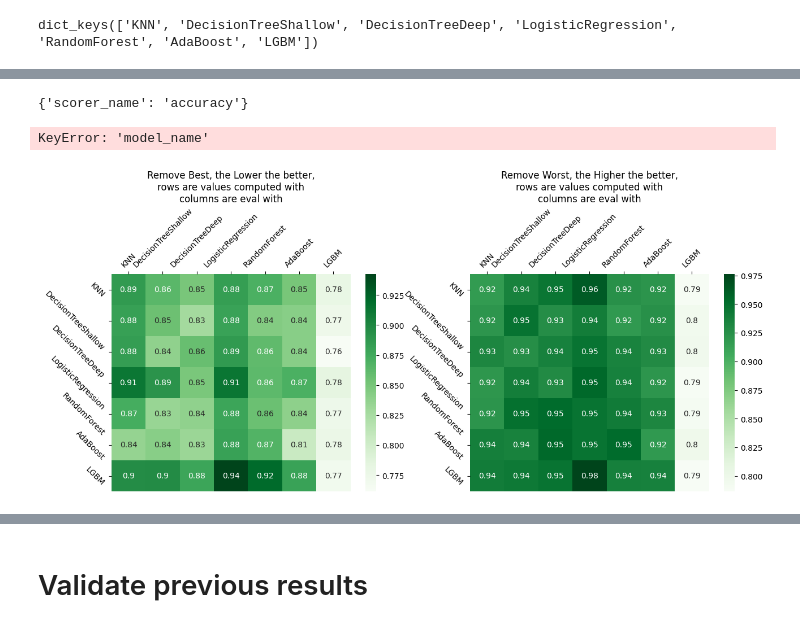
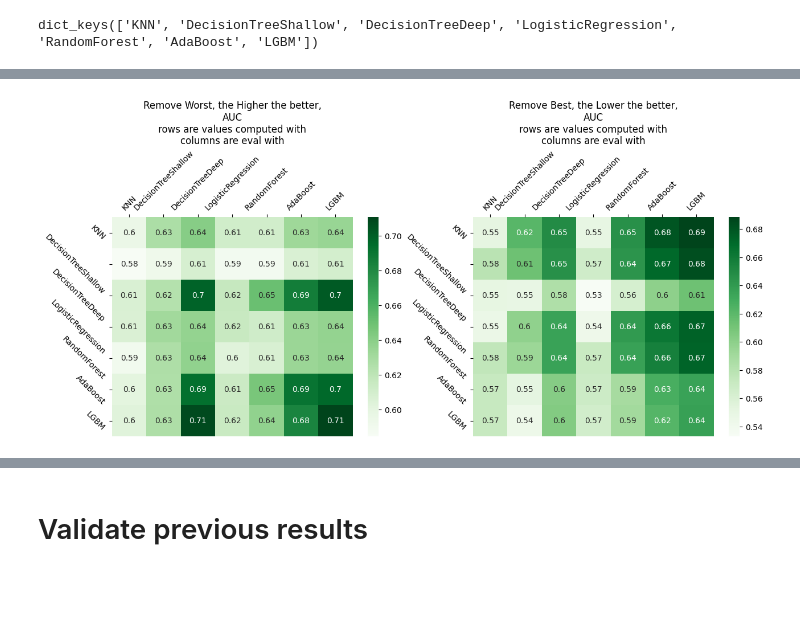
Before and after one commit to BastienZim/pyDVL_DataOOB, a Jupyter notebook: notebooks/my_notebooks/bench_oob_EVALMETRIC_ADULT.ipynb, the cells around one changed output, grey strips where cells are left out. Saved outputs shown, nothing was run; the diff lists cells and outputs as text; code cells hidden in the pictures; blank space fills up the shorter version.

Commit message:
added better eval metrics metrics

```diff
--- a/notebooks/my_notebooks/bench_oob_EVALMETRIC_ADULT.ipynb
+++ b/notebooks/my_notebooks/bench_oob_EVALMETRIC_ADULT.ipynb
@@ -203 +179,5 @@ dict_keys(['KNN', 'DecisionTreeShallow', 'DecisionTreeDeep', 'LogisticRegression
+# %%
+def oob_func(utility, model_name):
+    return(compute_data_oob(dict_utilities[model_name], n_est=100, max_samples=0.4, progress=False))
+kwargs_list = [{"model_name":m} for m in dict_utilities.keys()]
 # %%
@@ -242,15 +199,9 @@ def compute_random_baseline_best_worst_mean(n_iter, utility_eval, removal_percen
                                             values=vals,
                                             percentages=removal_percentages,
                                             remove_best=False,) for vals in random_vals]
-    df_random_worst = pd.DataFrame(best_random_score)
+    df_random_worst = pd.DataFrame(worst_random_score)
     df_random_worst = df_random_worst.mean()
     return(df_random_best, df_random_worst)
-# %%
-
-for k in kwargs_list:
-    print(k)
-# %% [output]
-{'scorer_name': 'accuracy'}
 # %%
 n_iter = 5
 removal_percentages = np.arange(0, 0.99, 0.05)
@@ -263,6 +214,10 @@ diff_random_best = pd.DataFrame(index=list(dict_utilities.keys()), columns=list(
 diff_random_worst = pd.DataFrame(index=list(dict_utilities.keys()), columns=list(dict_utilities.keys()))
 single_best_gain_best = pd.DataFrame(index=list(dict_utilities.keys()), columns=list(dict_utilities.keys()))
 single_best_gain_worst = pd.DataFrame(index=list(dict_utilities.keys()), columns=list(dict_utilities.keys()))
+max_accuracy_best = pd.DataFrame(index=list(dict_utilities.keys()), columns=list(dict_utilities.keys()))
+max_accuracy_worst = pd.DataFrame(index=list(dict_utilities.keys()), columns=list(dict_utilities.keys()))
+idxmax_best = pd.DataFrame(index=list(dict_utilities.keys()), columns=list(dict_utilities.keys()))
+idxmax_worst = pd.DataFrame(index=list(dict_utilities.keys()), columns=list(dict_utilities.keys()))
 
 for k in kwargs_list:
     model_name = k["model_name"]
@@ -282,27 +237,33 @@ for k in kwargs_list:
     percent_above_random_best.loc[:,model_name] = best_compare_random.apply(lambda x: np.mean(x))
     percent_above_random_worst.loc[:,model_name] = worst_compare_random.apply(lambda x: np.mean(x))
 
-    diff_random_best.loc[:,model_name] = df_mean_best.apply(lambda row: sum(np.array(row.values - df_random_best, dtype=float)), axis=1)
-    diff_random_worst.loc[:,model_name] = df_mean_worst.apply(lambda row: sum(np.array(row.values - df_random_worst, dtype=float)), axis=1)
+    diff_random_best.loc[:,model_name] = df_mean_best.apply(lambda row: sum(np.array(row.values - df_random_best, dtype=float)* np.array(row.values < df_random_best, dtype=int)), axis=1)
+    diff_random_worst.loc[:,model_name] = df_mean_worst.apply(lambda row: sum(np.array(row.values - df_random_worst, dtype=float)* np.array(row.values > df_random_worst, dtype=int)), axis=1)
 
-    single_best_gain_best.loc[:,model_name] = df_mean_best.apply(lambda row: max(np.array(row.values - df_random_best, dtype=float)), axis=1)
-    single_best_gain_worst.loc[:,model_name] = df_mean_worst.apply(lambda row: min(np.array(row.values - df_random_worst, dtype=float)), axis=1)
+    single_best_gain_best.loc[:,model_name] = df_mean_best.apply(lambda row: min(np.array(row.values - df_random_best, dtype=float)), axis=1)
+    single_best_gain_worst.loc[:,model_name] = df_mean_worst.apply(lambda row: max(np.array(row.values - df_random_worst, dtype=float)), axis=1)
+
+    max_accuracy_best.loc[:,model_name] = df_mean_best.apply(lambda row: max(row.values), axis=1)
+    max_accuracy_worst.loc[:,model_name] = df_mean_worst.apply(lambda row: max(row.values), axis=1)
+
+    idxmax_best.loc[:,model_name] = df_mean_best.idxmax(axis=1)
+    idxmax_worst.loc[:,model_name] = df_mean_worst.idxmax(axis=1)
-# %% [output]
-KeyError: 'model_name'
 # %%
 fig, ax = plt.subplots(nrows=1, ncols=2, figsize =[15,5])
 col_order = list(area_under_curve_best.columns)
-sns.heatmap(area_under_curve_best.loc[col_order,col_order], annot=True,ax=ax[0], cmap="Greens")
-sns.heatmap(area_under_curve_worst.loc[col_order,col_order], annot=True,ax=ax[1], cmap="Greens")
+
+sns.heatmap(area_under_curve_worst.loc[col_order,col_order], annot=True,ax=ax[0], cmap="Greens")
+sns.heatmap(area_under_curve_best.loc[col_order,col_order], annot=True,ax=ax[1], cmap="Greens_r")
 
 ax[0].xaxis.tick_top()
-ax[0].set_title("Remove Best, the Lower the better,\nrows are values computed with\ncolumns are eval with")
+ax[0].set_title("Remove Worst, the HIGHER the better,\nAUC\nrows are values computed with\ncolumns are eval with")
 ax[0].set_xticklabels(col_order, rotation = 45)
 ax[0].set_yticklabels(col_order, rotation = -45)
 ax[1].xaxis.tick_top()
-ax[1].set_title("Remove Worst, the Higher the better,\nrows are values computed with\ncolumns are eval with")
+ax[1].set_title("Remove Best, the LOWER the better,\nAUC\nrows are values computed with\ncolumns are eval with")
 ax[1].set_xticklabels(col_order, rotation = 45)
 ax[1].set_yticklabels(col_order, rotation = -45)
-plt.show()
+
+plt.savefig("./figures/auc.png", bbox_inches='tight')
 # %% [output]
-[figure, old version]
+[figure, new version]
```
Also changed, not shown: parts of 28 cells of this notebook, 6 other files.
